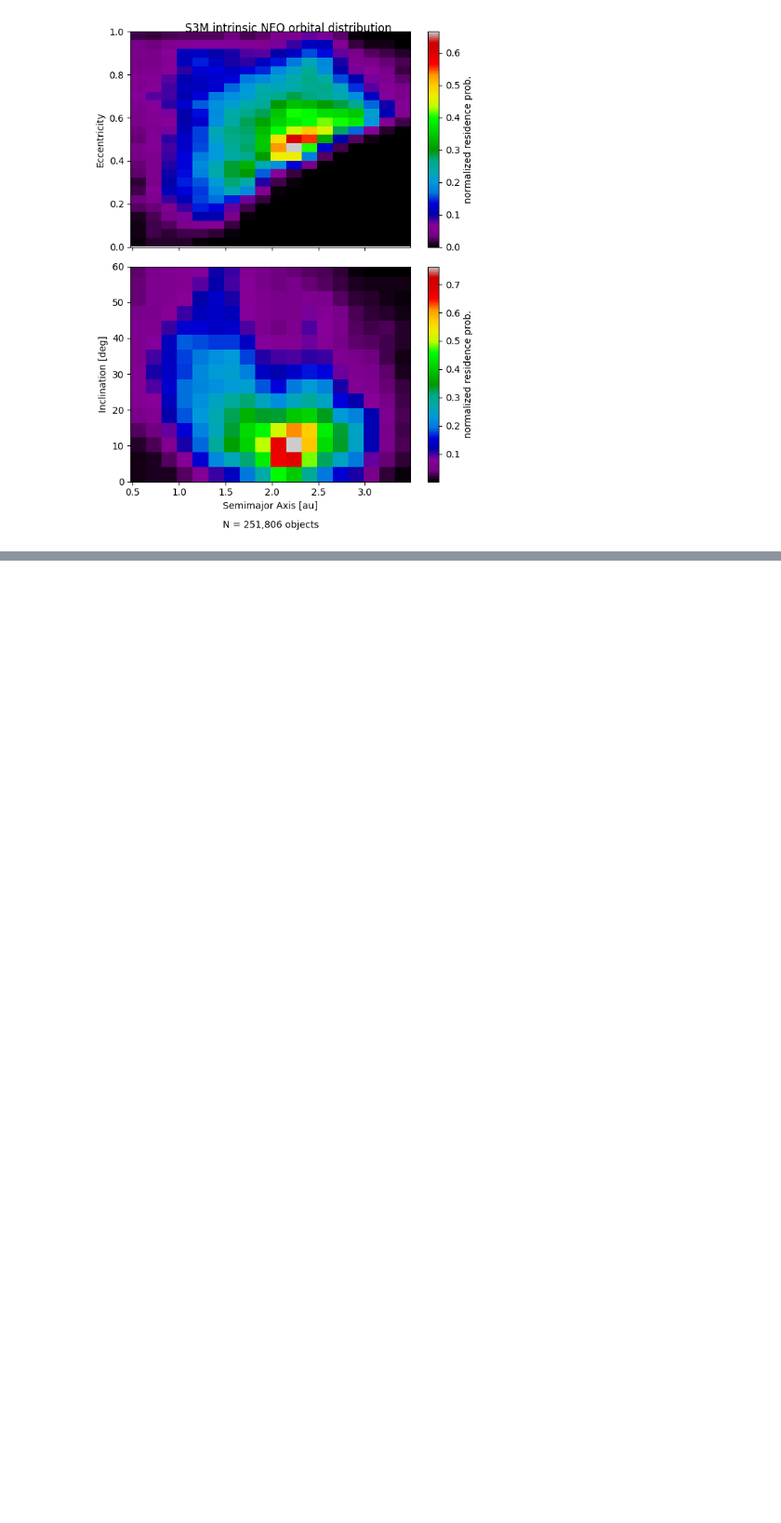
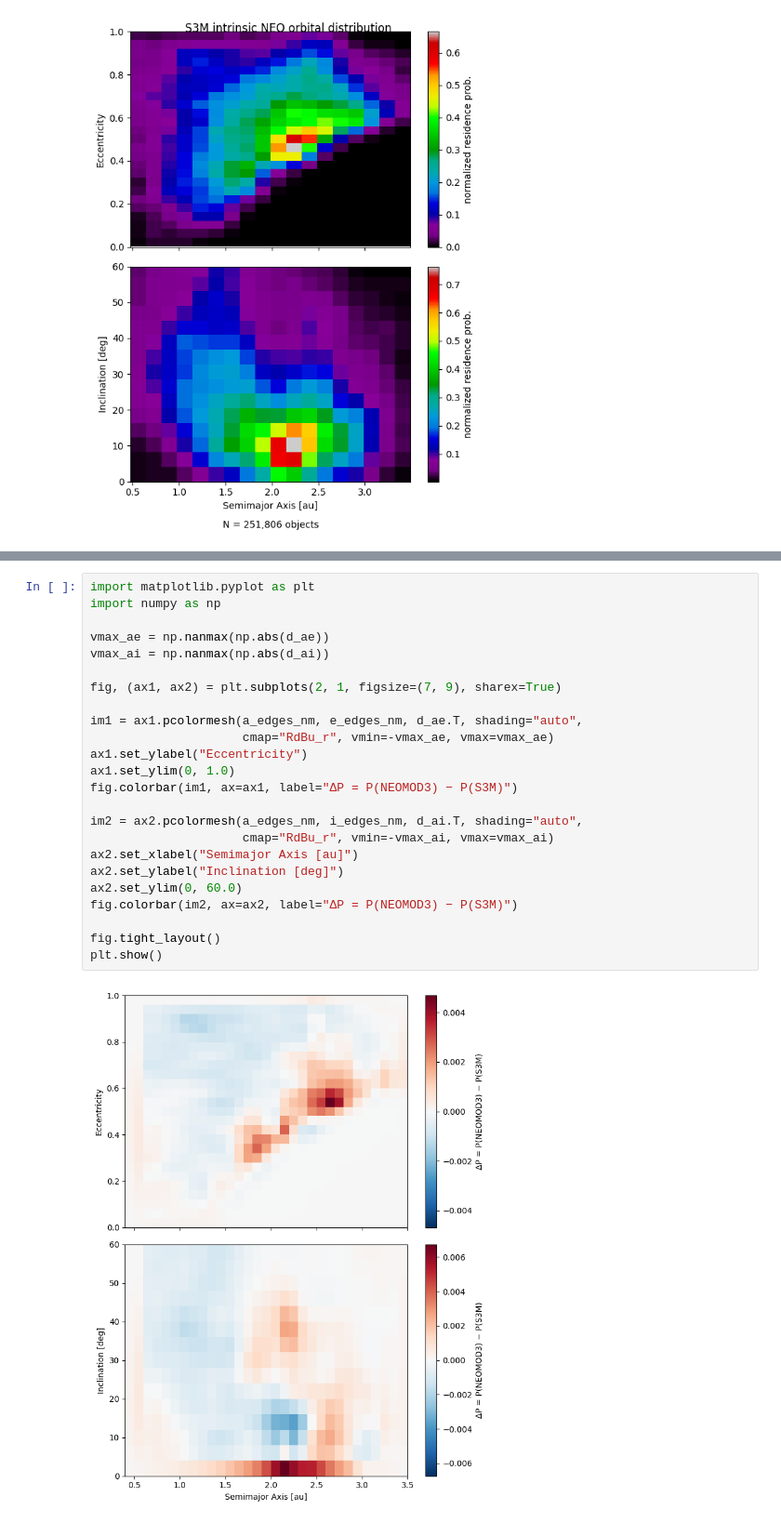
Before and after one commit to devanshi-s04/neomod, a Jupyter notebook: orbdistribution_plots.ipynb, the cells around one changed output, grey strips where cells are left out. Shown at 93% size. Saved outputs shown, nothing was run; the diff lists cells and outputs as text; blank space fills up the shorter version.

```diff
--- a/orbdistribution_plots.ipynb
+++ b/orbdistribution_plots.ipynb
@@ -799,0 +988,26 @@ fig3.tight_layout()
+# %%
+import matplotlib.pyplot as plt
+import numpy as np
+
+vmax_ae = np.nanmax(np.abs(d_ae))
+vmax_ai = np.nanmax(np.abs(d_ai))
+
+fig, (ax1, ax2) = plt.subplots(2, 1, figsize=(7, 9), sharex=True)
+
+im1 = ax1.pcolormesh(a_edges_nm, e_edges_nm, d_ae.T, shading="auto",
+                     cmap="RdBu_r", vmin=-vmax_ae, vmax=vmax_ae)
+ax1.set_ylabel("Eccentricity")
+ax1.set_ylim(0, 1.0)
+fig.colorbar(im1, ax=ax1, label="ΔP = P(NEOMOD3) − P(S3M)")
+
+im2 = ax2.pcolormesh(a_edges_nm, i_edges_nm, d_ai.T, shading="auto",
+                     cmap="RdBu_r", vmin=-vmax_ai, vmax=vmax_ai)
+ax2.set_xlabel("Semimajor Axis [au]")
+ax2.set_ylabel("Inclination [deg]")
+ax2.set_ylim(0, 60.0)
+fig.colorbar(im2, ax=ax2, label="ΔP = P(NEOMOD3) − P(S3M)")
+
+fig.tight_layout()
+plt.show()
+# %% [output]
+[figure, added]
```
Also changed, not shown: parts of 5 cells of this notebook, 1 other file.
